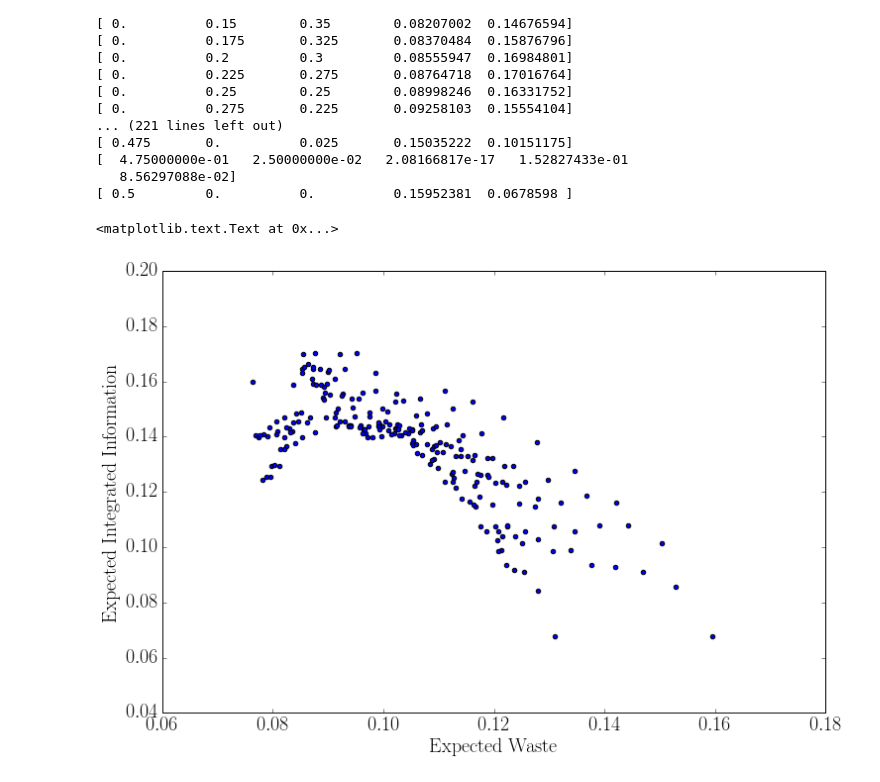
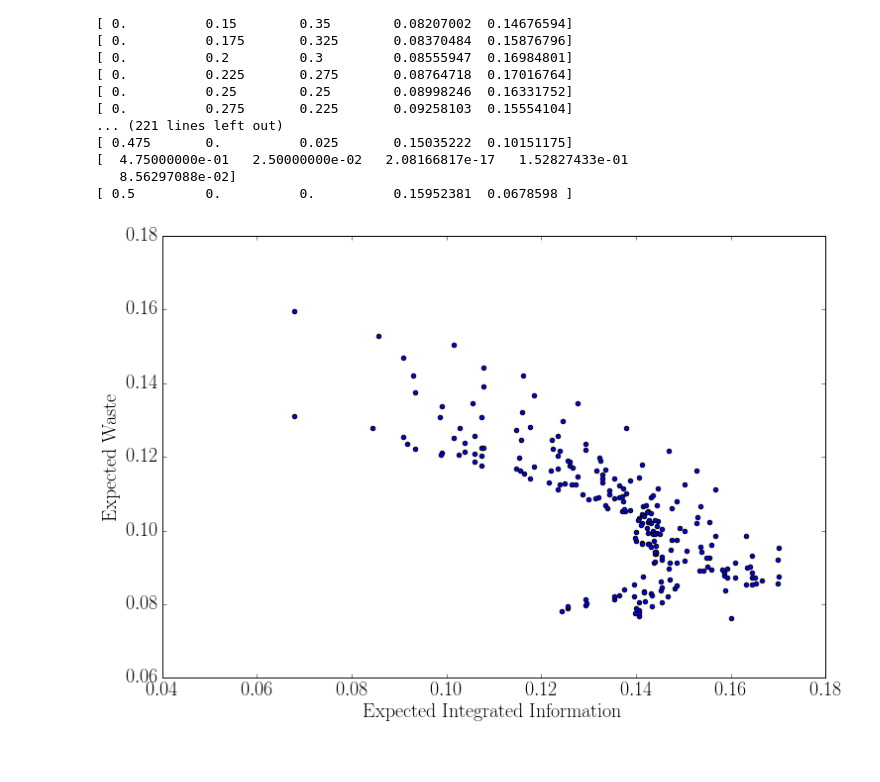
Before and after one commit to Ectheleon/IIT-Mini-Project, a Jupyter notebook: Code/Classical Approach.ipynb, the cells around one changed output. Drawn from its saved outputs; the diff is of its cells as text; code cells hidden in the pictures.

Commit message:
Adjusted format of plot, and updated writup.

```diff
--- a/Code/Classical Approach.ipynb
+++ b/Code/Classical Approach.ipynb
@@ -211,9 +211,9 @@ for i in range(n):
    8.56297088e-02]
 [ 0.5         0.          0.          0.15952381  0.0678598 ]
 # %%
-plt.scatter(dat1[:,3], dat1[:,4])
-plt.xlabel('Expected Waste')
-plt.ylabel('Expected Integrated Information')
+plt.scatter(dat1[:,4], dat1[:,3])
+plt.ylabel('Expected Waste')
+plt.xlabel('Expected Integrated Information')
+plt.savefig('phicostplot.pdf', dpi = 900)
 # %% [output]
-<matplotlib.text.Text at 0x...>
-[figure, old version]
+[figure, new version]
```
Also changed, not shown: parts of 2 cells of this notebook, 1 other file.
